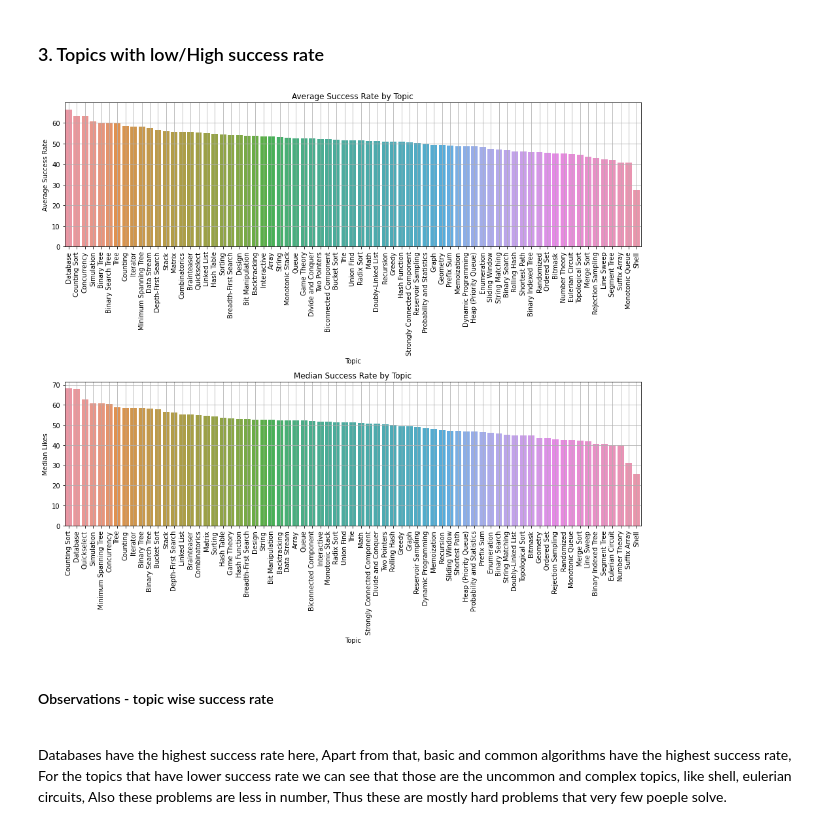
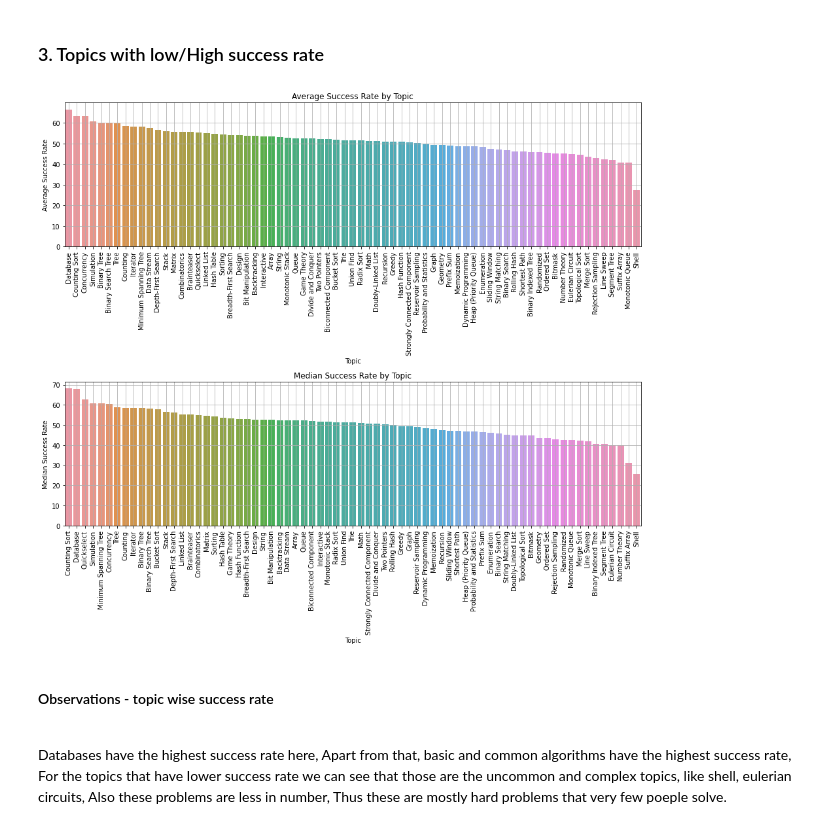
Before and after one commit to Modojojo/leetcode-question-similarity-and-tag-prediction, a Jupyter notebook: DataExtractionAndAnalysis.ipynb, the cells around one changed output. Saved outputs shown, nothing was run; the diff lists cells and outputs as text; code cells hidden in the pictures.

Commit message:
Added detailed plots and summary for each task

```diff
--- a/DataExtractionAndAnalysis.ipynb
+++ b/DataExtractionAndAnalysis.ipynb
@@ -536,31 +513,14 @@ average_succes_rate, median_success_rate = topic_success_rate(df, n_ques_by_topi
 # %%
 # Plotting the data
 fig = plt.figure(figsize=(13,12))
 
-fig.add_subplot(2,1,1)
-names = list(average_succes_rate.keys())
-values = list(average_succes_rate.values())
-sns.barplot(x=names, y=values)
-plt.xticks(rotation=90)
-plt.title('Average Success Rate by Topic')
-plt.ylabel('Average Success Rate')
-plt.xlabel('Topic')
-plt.grid('--')
-
-fig.add_subplot(2,1,2)
-names = list(median_success_rate.keys())
-values = list(median_success_rate.values())
-sns.barplot(x=names, y=values)
-plt.xticks(rotation=90)
-plt.title('Median Success Rate by Topic')
-plt.ylabel('Median Likes')
-plt.xlabel('Topic')
-plt.grid('--')
+plot_figure(fig,2,1,1,average_succes_rate,'Average Success Rate by Topic','Average Success Rate','Topic')
+plot_figure(fig,2,1,2,median_success_rate,'Median Success Rate by Topic','Median Success Rate','Topic')
 
 plt.tight_layout()
 plt.show()
 # %% [output]
-[figure, old version]
+[figure, new version]
 # %% [markdown]
 #### Observations - topic wise success rate
 <br/>
```
Also changed, not shown: parts of 2 cells of this notebook, 2 other files.
